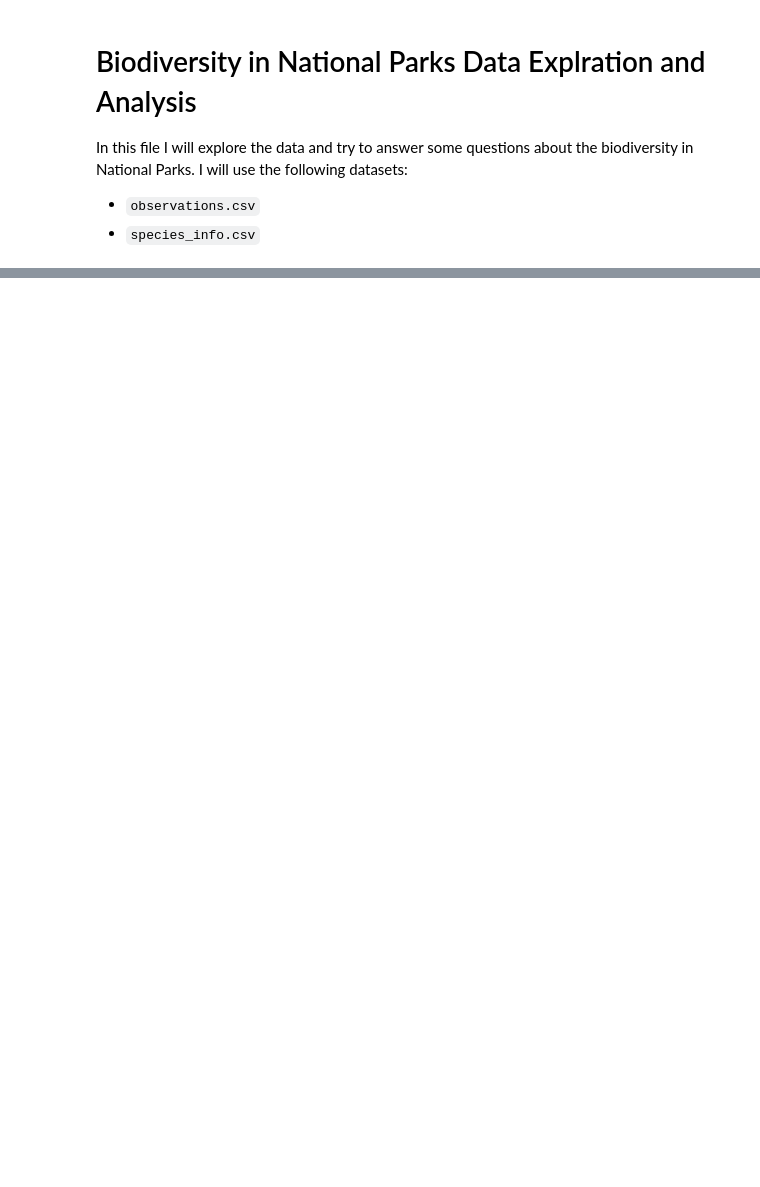
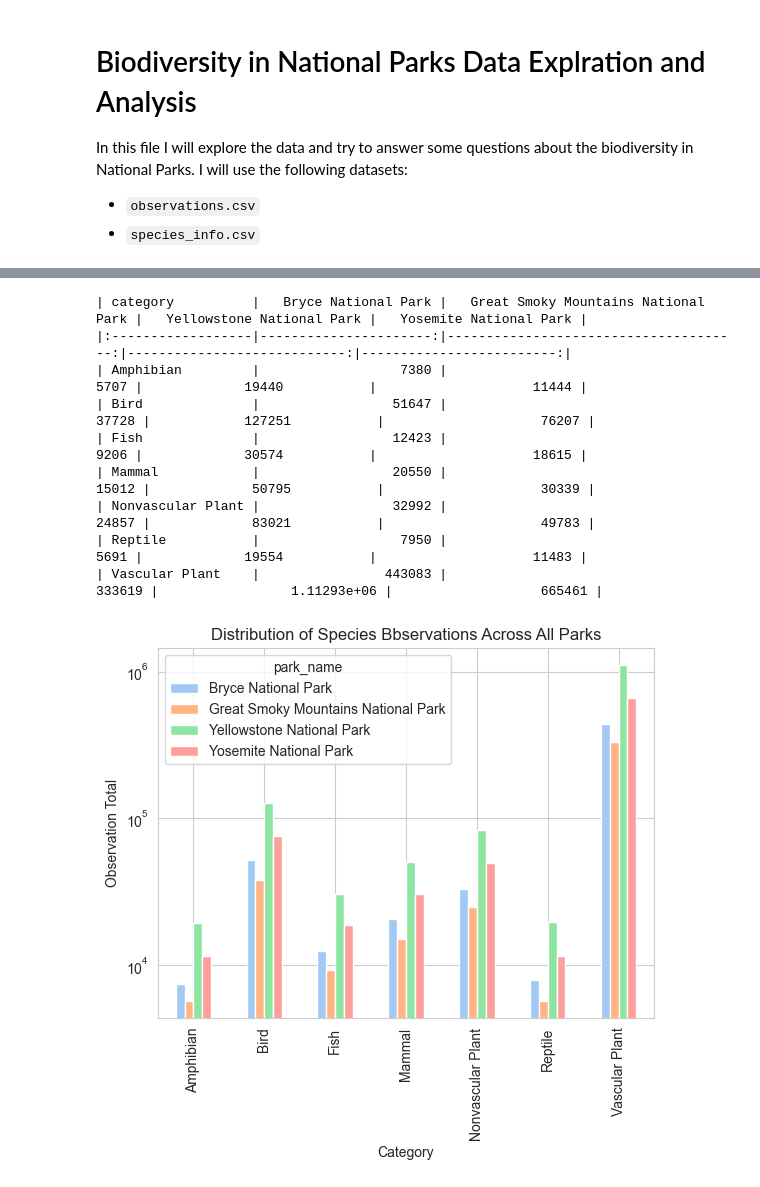
Before and after one commit to zxtheo/Codecademy-biodiversity-project, a Jupyter notebook: biodiversity.ipynb, the cells around one changed output, grey strips where cells are left out. Drawn from its saved outputs; the diff is of its cells as text; code cells hidden in the pictures; blank space fills up the shorter version.

```diff
--- a/biodiversity.ipynb
+++ b/biodiversity.ipynb
@@ -551,0 +211,22 @@ sns.heatmap(ct_park_species_minus_vascular, cmap='Spectral', annot=True, fmt='.2
+# %%
+#2. What is the distribution of observations across different parks?
+ct_category_park_v_observations = all_data.groupby(['category', 'park_name'])['observations'].sum().unstack()
+ct_category_park_v_observations.plot(kind='bar', stacked=False)
+print(ct_category_park_v_observations.to_markdown())
+plt.title('Distribution of Species Bbservations Across All Parks')
+plt.xlabel('Category')
+plt.ylabel('Observation Total')
+
+plt.yscale('log')
+plt.show()
+# %% [output]
+| category          |   Bryce National Park |   Great Smoky Mountains National Park |   Yellowstone National Park |   Yosemite National Park |
+|:------------------|----------------------:|--------------------------------------:|----------------------------:|-------------------------:|
+| Amphibian         |                  7380 |                                  5707 |             19440           |                    11444 |
+| Bird              |                 51647 |                                 37728 |            127251           |                    76207 |
+| Fish              |                 12423 |                                  9206 |             30574           |                    18615 |
+| Mammal            |                 20550 |                                 15012 |             50795           |                    30339 |
+| Nonvascular Plant |                 32992 |                                 24857 |             83021           |                    49783 |
+| Reptile           |                  7950 |                                  5691 |             19554           |                    11483 |
+| Vascular Plant    |                443083 |                                333619 |                 1.11293e+06 |                   665461 |
+[figure, added]
```
Also changed, not shown: parts of 57 cells of this notebook, 9 other files.
